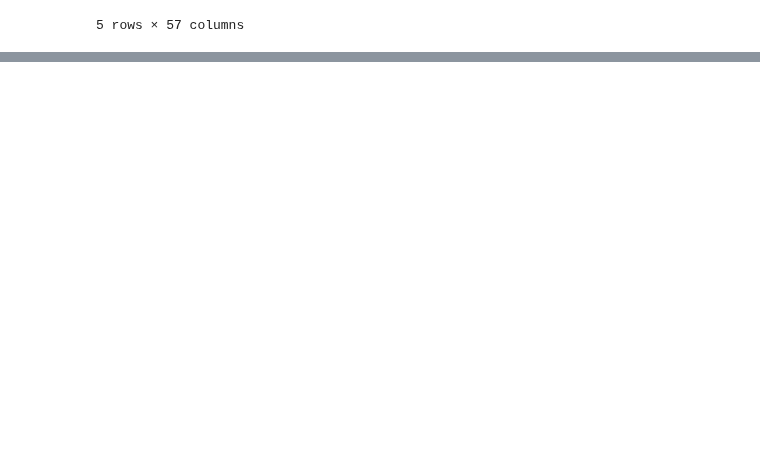
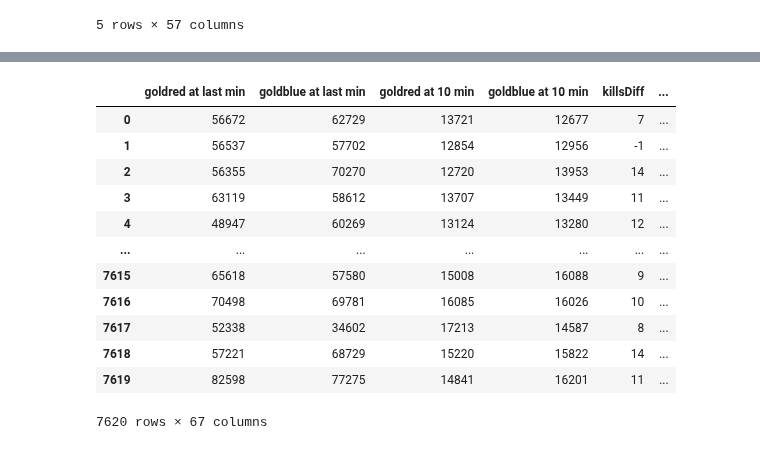
Before and after one commit to guilhermepoluc/league-of-legends-analysis-icd, a Jupyter notebook: analiseExploratoria.ipynb, the cells around one changed output, grey strips where cells are left out. Saved outputs shown, nothing was run; the diff lists cells and outputs as text; code cells hidden in the pictures; blank space fills up the shorter version.

```diff
--- a/analiseExploratoria.ipynb
+++ b/analiseExploratoria.ipynb
@@ -175,2 +199,35 @@ meu_plot(df['riftHeraldDiff'], 'Diferença de abates de arautos da fenda (equipe
+# %%
+def count_str_ints(dfColumn, strIdx=-1):
+    dfColumn = dfColumn.copy()
+    for index, value in dfColumn.items():
+        dfColumn[index] = list(map(int, re.findall(r'\d+', dfColumn[index])))[strIdx]
+    return dfColumn
+# %%
+minut = 10
+df2.insert(0, 'goldblue at {} min'.format(minut), count_str_ints(df2['goldblue'], minut))
+df2.insert(0, 'goldred at {} min'.format(minut), count_str_ints(df2['goldred'], minut))
+# %%
+minut = 5
+df2.insert(0, 'goldblue at {} min'.format(minut), count_str_ints(df2['goldblue'], minut))
+df2.insert(0, 'goldred at {} min'.format(minut), count_str_ints(df2['goldred'], minut))
+# %%
+df2.insert(0, 'goldblue at {} min'.format(minut), count_str_ints(df2['goldblue']))
+df2.insert(0, 'goldred at {} min'.format(minut), count_str_ints(df2['goldred']))
+# %%
+df2
+# %% [output]
+|  | goldred at last min | goldblue at last min | goldred at 10 min | goldblue at 10 min | killsDiff | ... |
+| 0 | 56672 | 62729 | 13721 | 12677 | 7 | ... |
+| 1 | 56537 | 57702 | 12854 | 12956 | -1 | ... |
+| 2 | 56355 | 70270 | 12720 | 13953 | 14 | ... |
+| 3 | 63119 | 58612 | 13707 | 13449 | 11 | ... |
+| 4 | 48947 | 60269 | 13124 | 13280 | 12 | ... |
+| ... | ... | ... | ... | ... | ... | ... |
+| 7615 | 65618 | 57580 | 15008 | 16088 | 9 | ... |
+| 7616 | 70498 | 69781 | 16085 | 16026 | 10 | ... |
+| 7617 | 52338 | 34602 | 17213 | 14587 | 8 | ... |
+| 7618 | 57221 | 68729 | 15220 | 15822 | 14 | ... |
+| 7619 | 82598 | 77275 | 14841 | 16201 | 11 | ... |
+7620 rows × 67 columns
 # %%
 df2.to_csv('LeagueofLegendsExtended.csv')
```
Also changed, not shown: parts of 3 cells of this notebook, 1 other file.
